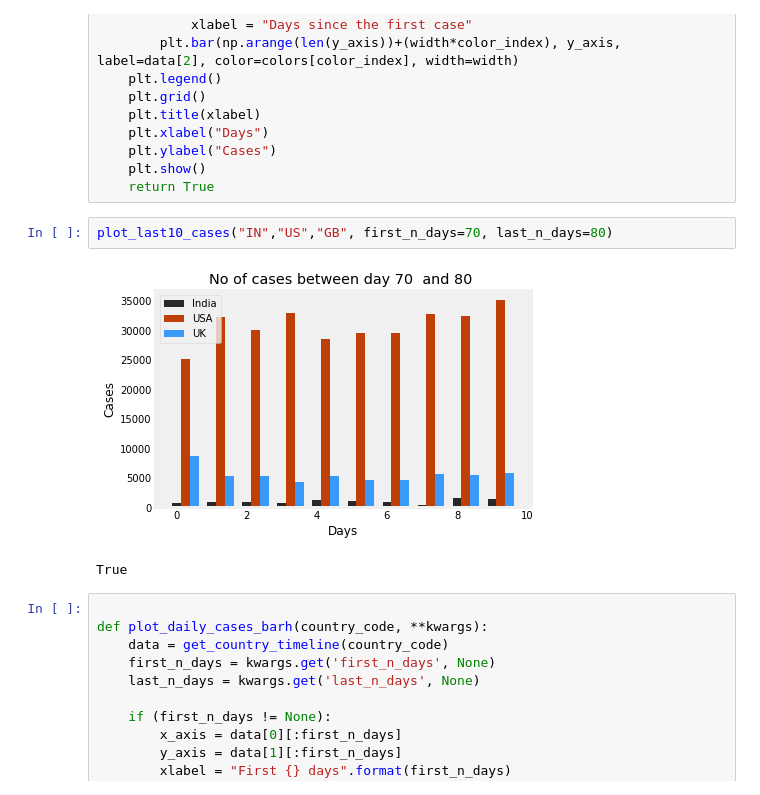
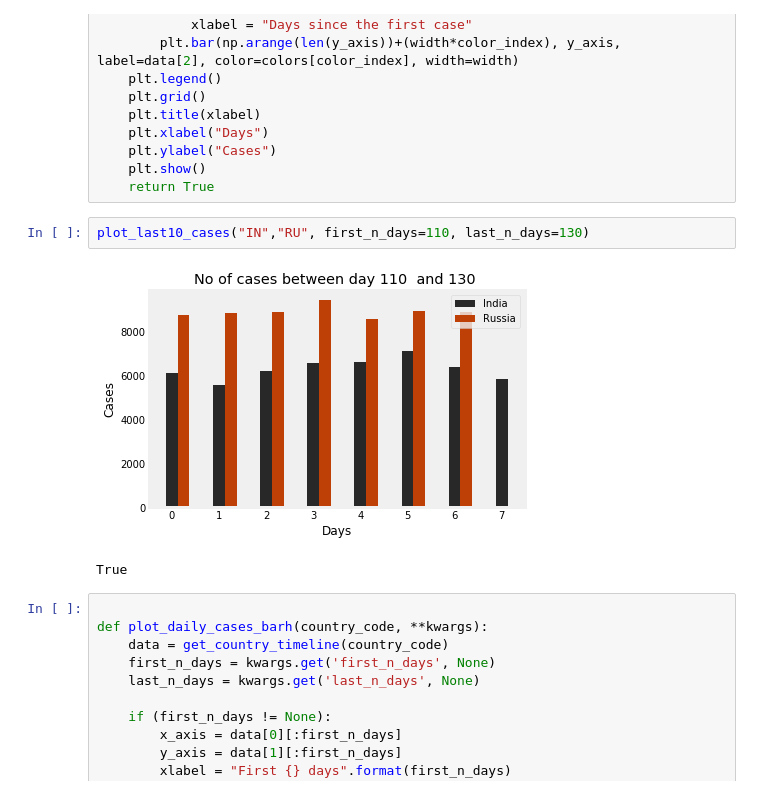
Before and after one commit to amchigello/python_repository, a Jupyter notebook: matplotlib_work/plots_work.ipynb, the cells around one changed output. Cells and saved outputs as stored; diff of their text form.

```diff
--- a/matplotlib_work/plots_work.ipynb
+++ b/matplotlib_work/plots_work.ipynb
@@ -200,9 +201,9 @@ def plot_last10_cases(*countries,**kwargs):
     plt.show()
     return True
 # %%
-plot_last10_cases("IN","US","GB", first_n_days=70, last_n_days=80)
+plot_last10_cases("IN","RU", first_n_days=110, last_n_days=130)
 # %% [output]
-[figure, old version]
+[figure, new version]
 True
 # %%
 
```
Also changed, not shown: parts of 18 cells of this notebook, 3 other files.
